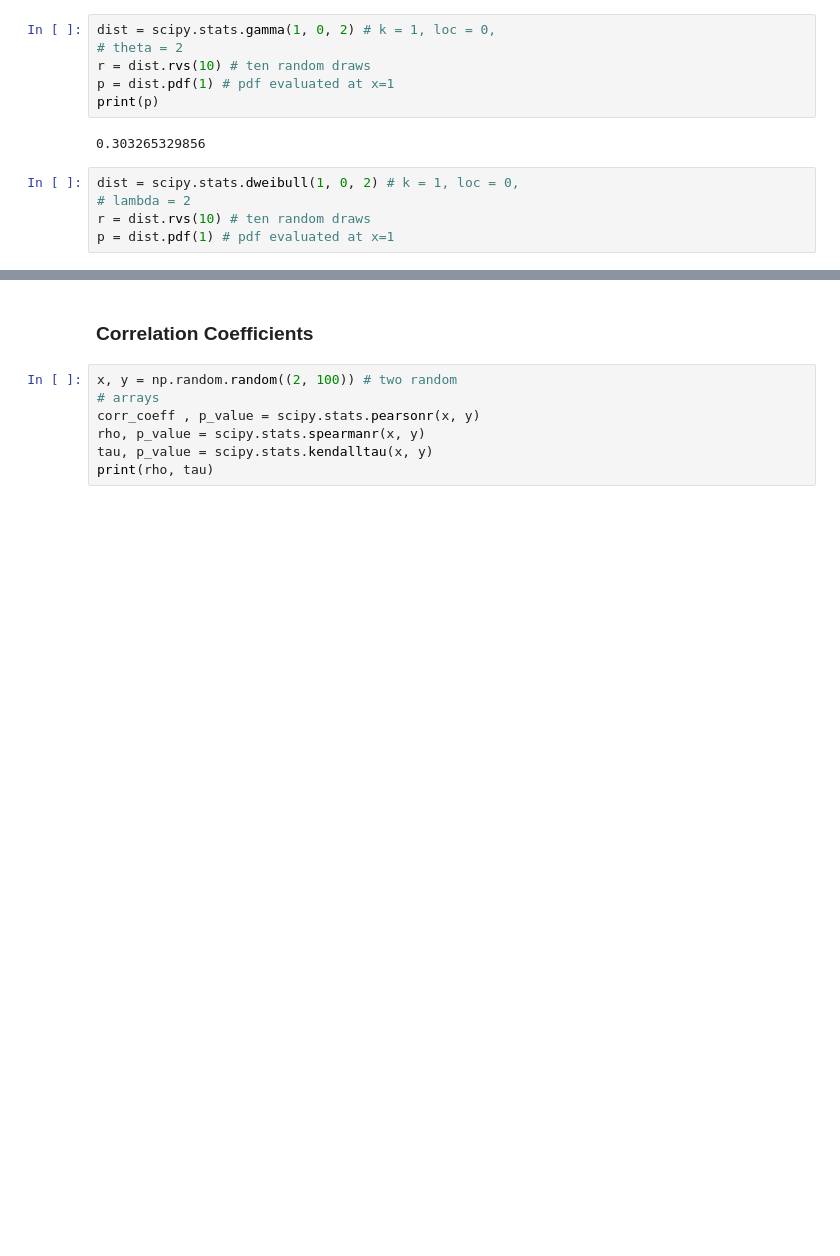
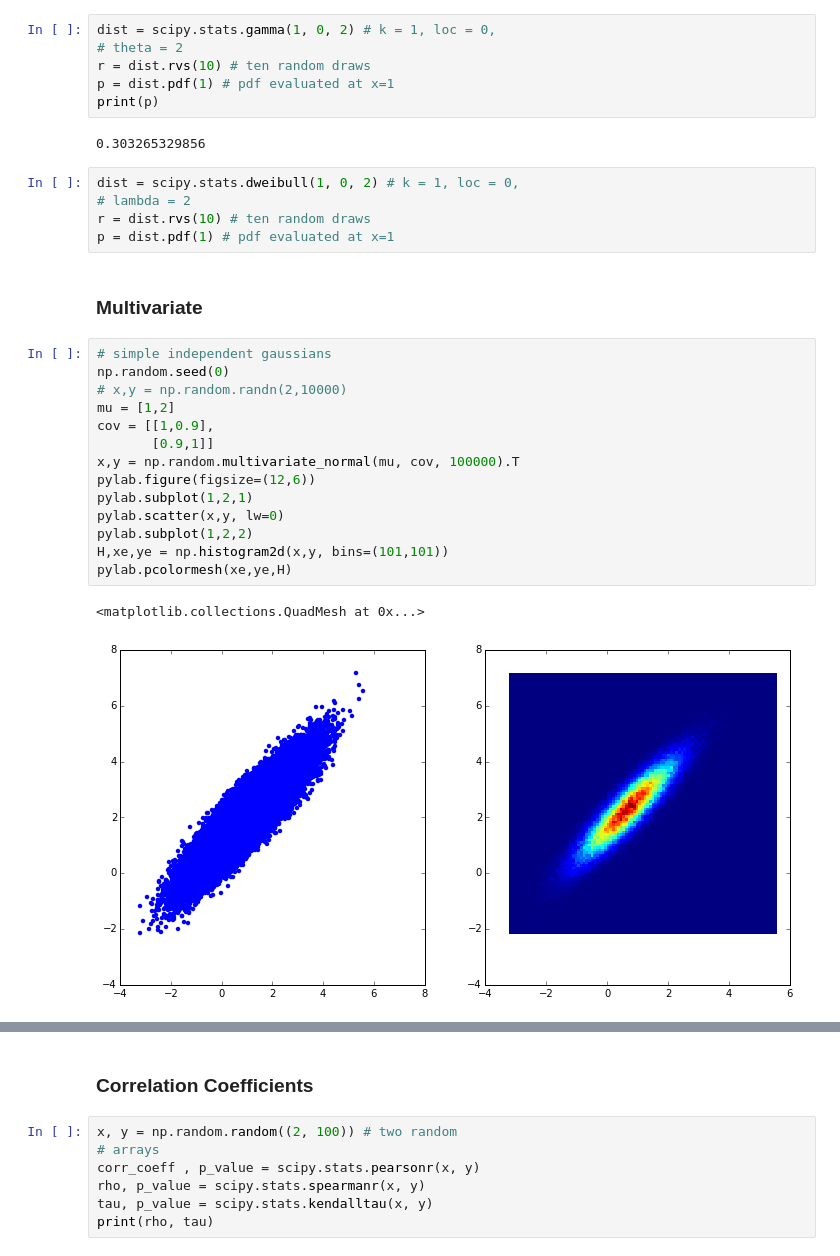
Before and after one commit to ajmendez/astroml_discussion, a Jupyter notebook: daily/01_ch3_distributions.ipynb, the cells around one changed output, grey strips where cells are left out. Saved outputs shown, nothing was run; the diff lists cells and outputs as text; blank space fills up the shorter version.

Commit message:
minor updates to multivariate

```diff
--- a/daily/01_ch3_distributions.ipynb
+++ b/daily/01_ch3_distributions.ipynb
@@ -141,4 +141,23 @@ dist = scipy.stats.dweibull(1, 0, 2) # k = 1, loc = 0,
 # lambda = 2
 r = dist.rvs(10) # ten random draws
 p = dist.pdf(1) # pdf evaluated at x=1
+# %% [markdown]
+### Multivariate
+# %%
+# simple independent gaussians
+np.random.seed(0)
+# x,y = np.random.randn(2,10000)
+mu = [1,2]
+cov = [[1,0.9],
+       [0.9,1]]
+x,y = np.random.multivariate_normal(mu, cov, 100000).T
+pylab.figure(figsize=(12,6))
+pylab.subplot(1,2,1)
+pylab.scatter(x,y, lw=0)
+pylab.subplot(1,2,2)
+H,xe,ye = np.histogram2d(x,y, bins=(101,101))
+pylab.pcolormesh(xe,ye,H)
+# %% [output]
+<matplotlib.collections.QuadMesh at 0x...>
+[figure, added]
 # %%
```
Also changed, not shown: parts of 4 cells of this notebook, 1 other file.
